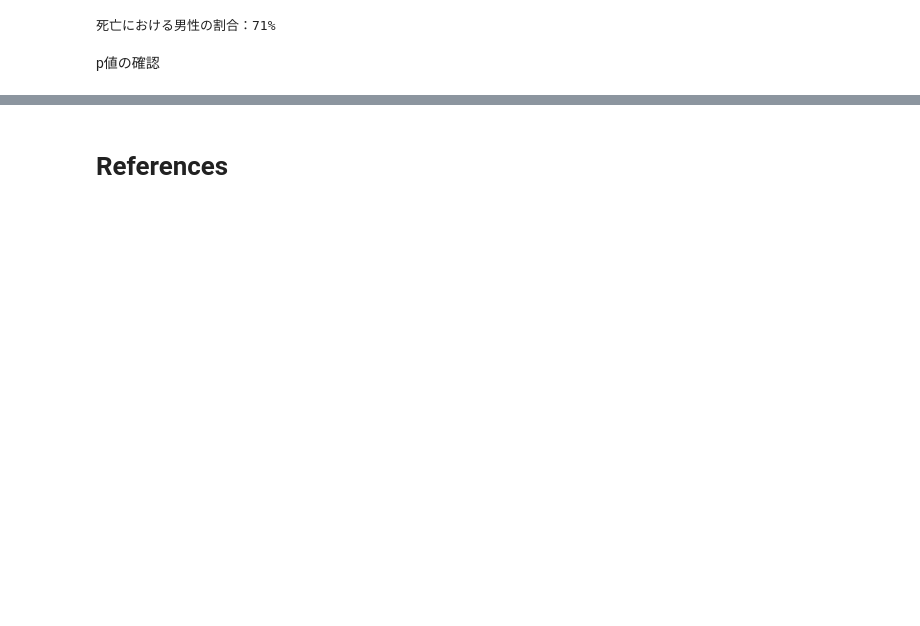
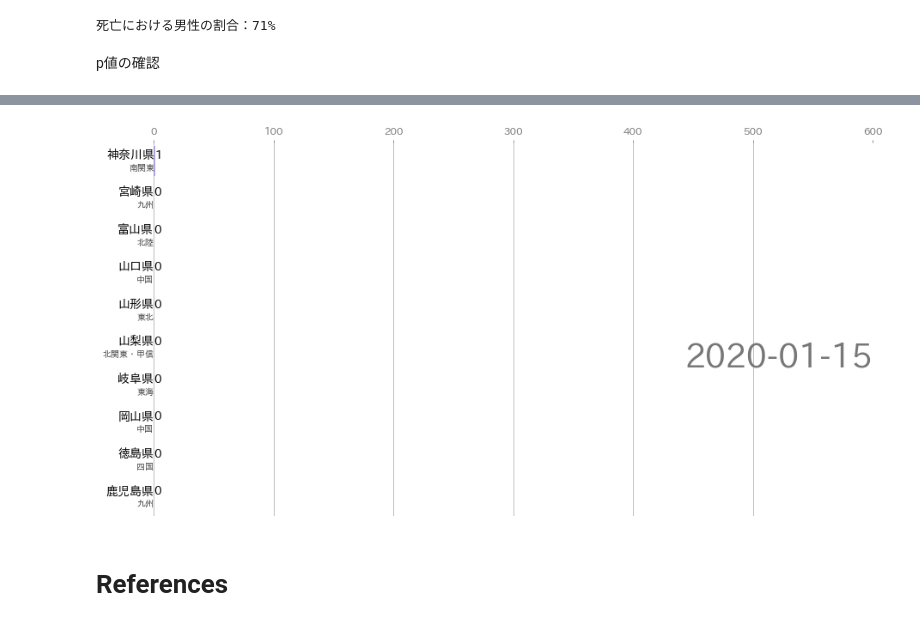
Before and after one commit to karaage0703/covid19_memo, a Jupyter notebook: signate_covid_19.ipynb, the cells around one changed output, grey strips where cells are left out. Saved outputs shown, nothing was run; the diff lists cells and outputs as text; code cells hidden in the pictures; blank space fills up the shorter version.

```diff
--- a/signate_covid_19.ipynb
+++ b/signate_covid_19.ipynb
@@ -103,0 +332,7 @@ p値 = 0.142
+# %%
+# 罹患者推移をgifファイルとして保存
+fig, ax = plt.subplots(figsize=(15, 8))
+animator = animation.FuncAnimation(fig, draw_barchart, frames=list(patient_report.keys()))
+animator.save('output.gif', writer="imagemagick")
+# %% [output]
+[figure, added]
```
Also changed, not shown: parts of 25 cells of this notebook.
